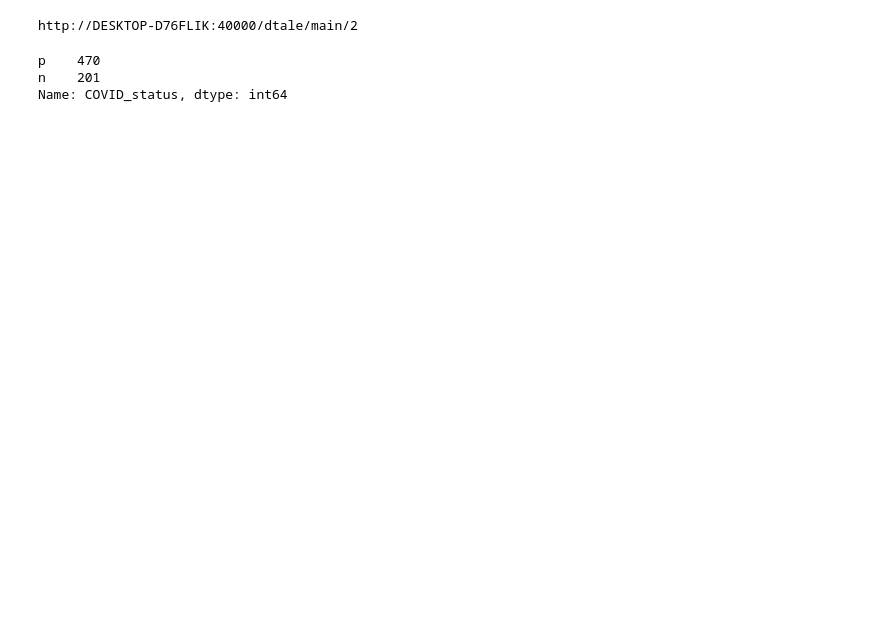
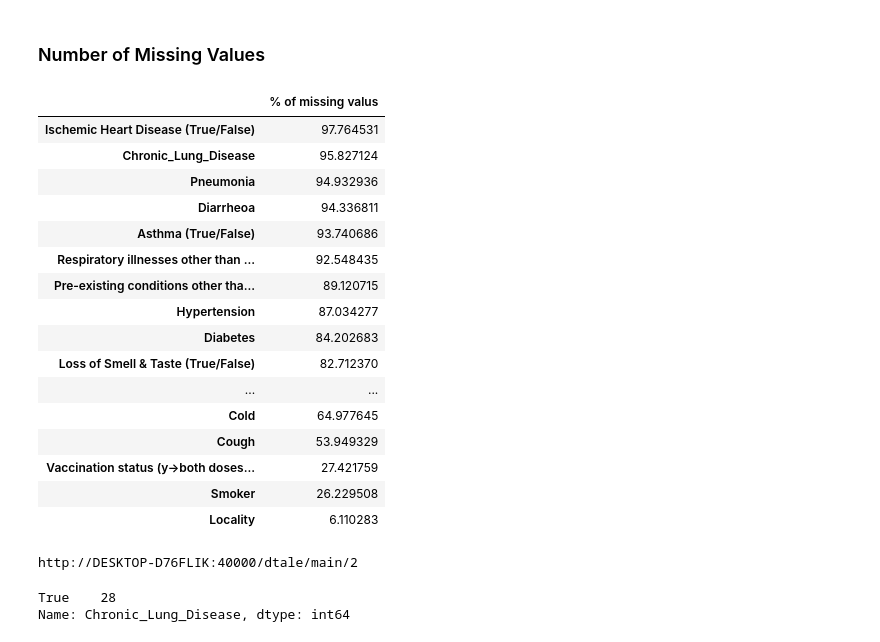
Before and after one commit to HimanshuKGP007/COV_Project, a Jupyter notebook: BTP_2/Frequency Characteristics/Coswara/Data_Analysis.ipynb, the cells around one changed output. Saved outputs shown, nothing was run; the diff lists cells and outputs as text; code cells hidden in the pictures; blank space fills up the shorter version.

Commit message:
No of missing values

```diff
--- a/BTP_2/Frequency Characteristics/Coswara/Data_Analysis.ipynb
+++ b/BTP_2/Frequency Characteristics/Coswara/Data_Analysis.ipynb
@@ -95,6 +95,32 @@ data.head()
 | 4 | OPOiHCtB3WXhEdnsofhMpnP8bak1 | 38 | recovered_full | 20210715 | male | India | Coimbatore | Tamil Nadu | n | NaN | ... |
 | 5 | XbOUJCUl8GWEpQpIRMvujDE1sTE2 | 57 | positive_moderate | 20210717 | female | India | Coimbatore | Tamil Nadu | n | True | ... |
 | 6 | Qcliznd3z1VdWmJOZh9nvlstTYv1 | 47 | positive_moderate | 20210717 | male | India | Coimbatore | Tamil Nadu | n | True | ... |
+# %% [markdown]
+### Number of Missing Values
+# %%
+a = data.isnull().mean() * 100
+a = a.to_frame()
+sorted_df = a.sort_values([0], ascending=False)
+sorted_df.rename({0: '% of missing valus'}, axis=1, inplace=True)
+sorted_df.head(20)
+# %% [output]
+|  | % of missing valus |
+| Ischemic Heart Disease (True/False) | 97.764531 |
+| Chronic_Lung_Disease | 95.827124 |
+| Pneumonia | 94.932936 |
+| Diarrheoa | 94.336811 |
+| Asthma (True/False) | 93.740686 |
+| Respiratory illnesses other than ... | 92.548435 |
+| Pre-existing conditions other tha... | 89.120715 |
+| Hypertension | 87.034277 |
+| Diabetes | 84.202683 |
+| Loss of Smell & Taste (True/False) | 82.712370 |
+| ... | ... |
+| Cold | 64.977645 |
+| Cough | 53.949329 |
+| Vaccination status (y->both doses... | 27.421759 |
+| Smoker | 26.229508 |
+| Locality | 6.110283 |
 # %%
 import dtale
 import dtale.app as dtale_app
@@ -107,8 +133,7 @@ d.main_url()
 # %% [output]
 http://DESKTOP-D76FLIK:40000/dtale/main/2
 # %%
-data['COVID_status'].value_counts()
+data['Chronic_Lung_Disease'].value_counts()
 # %% [output]
-p    470
-n    201
-Name: COVID_status, dtype: int64
+True    28
+Name: Chronic_Lung_Disease, dtype: int64
```
